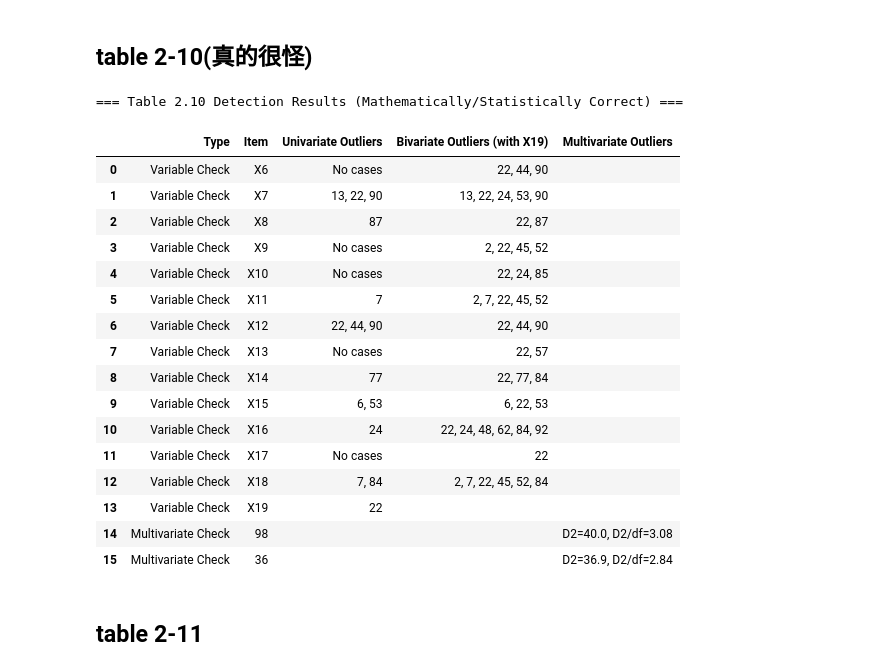
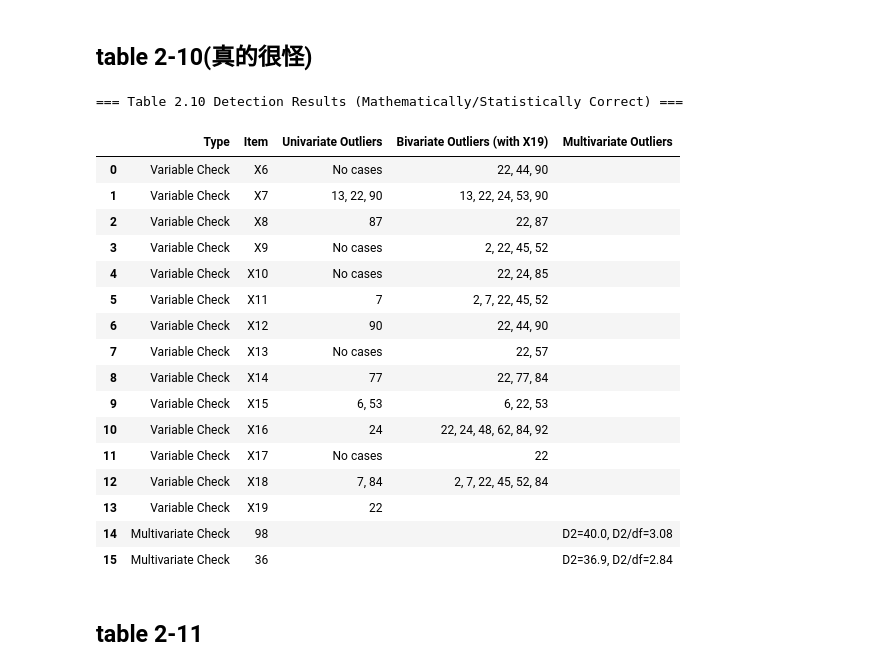
Before and after one commit to Xin95172/Personal-Project, a Jupyter notebook: 多變量分析/main.ipynb, the cells around one changed output. Drawn from its saved outputs; the diff is of its cells as text; code cells hidden in the pictures.

```diff
--- a/多變量分析/main.ipynb
+++ b/多變量分析/main.ipynb
@@ -1082,8 +1064,8 @@ elif 'ID' in df_outlier.columns: df_outlier = df_outlier.set_index('ID')
 uni_results = {}
 for col in vars_uni:
     col_data = df_outlier[col].dropna()
-    # 使用標準差 (ddof=0 為預設) 計算 Z 分數
-    z_scores = np.abs(stats.zscore(col_data))
+    # 使用標準差 (ddof=1, SPSS標準) 計算 Z 分數
+    z_scores = np.abs(stats.zscore(col_data, ddof=1))
 
     # 篩選 > 2.5
     outliers = col_data.index[z_scores > 2.5].tolist()
@@ -1151,34 +1133,34 @@ for var in vars_uni:
 
     rows.append({
         'Type': 'Variable Check',
         'Item': var,
         'Univariate Outliers': uni_str,
         'Bivariate Outliers (with X19)': bi_str,
         'Multivariate Outliers': ''
     })
 
 for idx, row in multi_outliers.iterrows():
     rows.append({
         'Type': 'Multivariate Check',
         'Item': str(idx),
         'Univariate Outliers': '',
         'Bivariate Outliers (with X19)': '',
         'Multivariate Outliers': f"D2={row['D2']:.1f}, D2/df={row['D2/df']:.2f}"
     })
 
 df_final_correct = pd.DataFrame(rows)
 print("=== Table 2.10 Detection Results (Mathematically/Statistically Correct) ===")
 display(df_final_correct.style.set_properties(**{'text-align': 'left'}))
 # %% [output]
 === Table 2.10 Detection Results (Mathematically/Statistically Correct) ===
 |  | Type | Item | Univariate Outliers | Bivariate Outliers (with X19) | Multivariate Outliers |
 | 0 | Variable Check | X6 | No cases | 22, 44, 90 |  |
 | 1 | Variable Check | X7 | 13, 22, 90 | 13, 22, 24, 53, 90 |  |
 | 2 | Variable Check | X8 | 87 | 22, 87 |  |
 | 3 | Variable Check | X9 | No cases | 2, 22, 45, 52 |  |
 | 4 | Variable Check | X10 | No cases | 22, 24, 85 |  |
 | 5 | Variable Check | X11 | 7 | 2, 7, 22, 45, 52 |  |
-| 6 | Variable Check | X12 | 22, 44, 90 | 22, 44, 90 |  |
+| 6 | Variable Check | X12 | 90 | 22, 44, 90 |  |
 | 7 | Variable Check | X13 | No cases | 22, 57 |  |
 | 8 | Variable Check | X14 | 77 | 22, 77, 84 |  |
 | 9 | Variable Check | X15 | 6, 53 | 6, 22, 53 |  |
```
Also changed, not shown: parts of 5 cells of this notebook.
